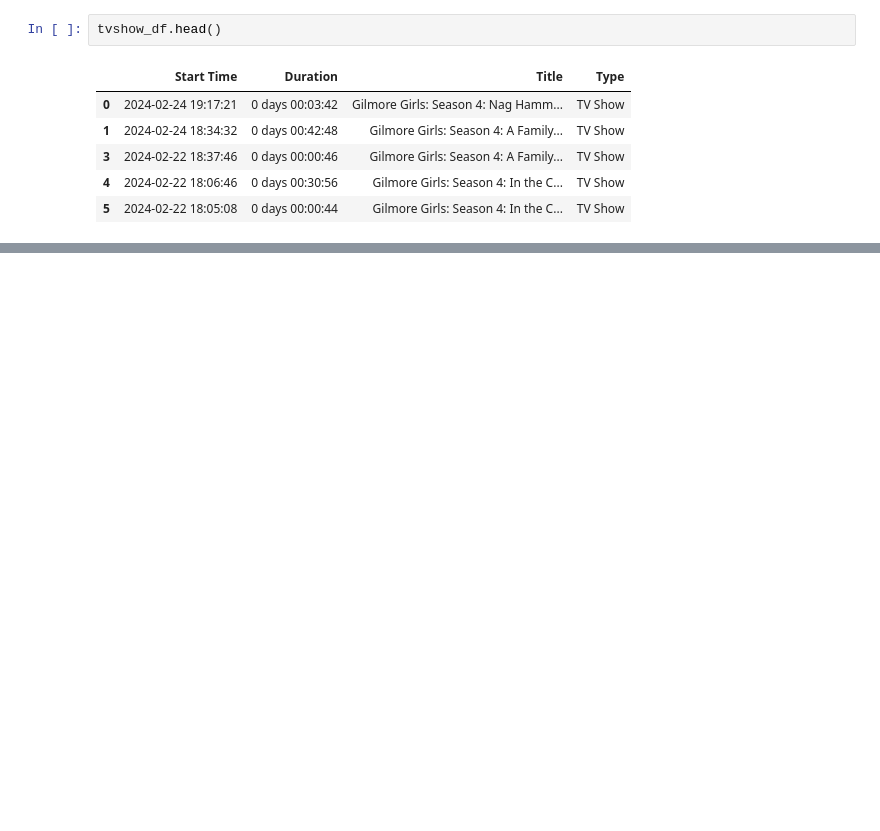
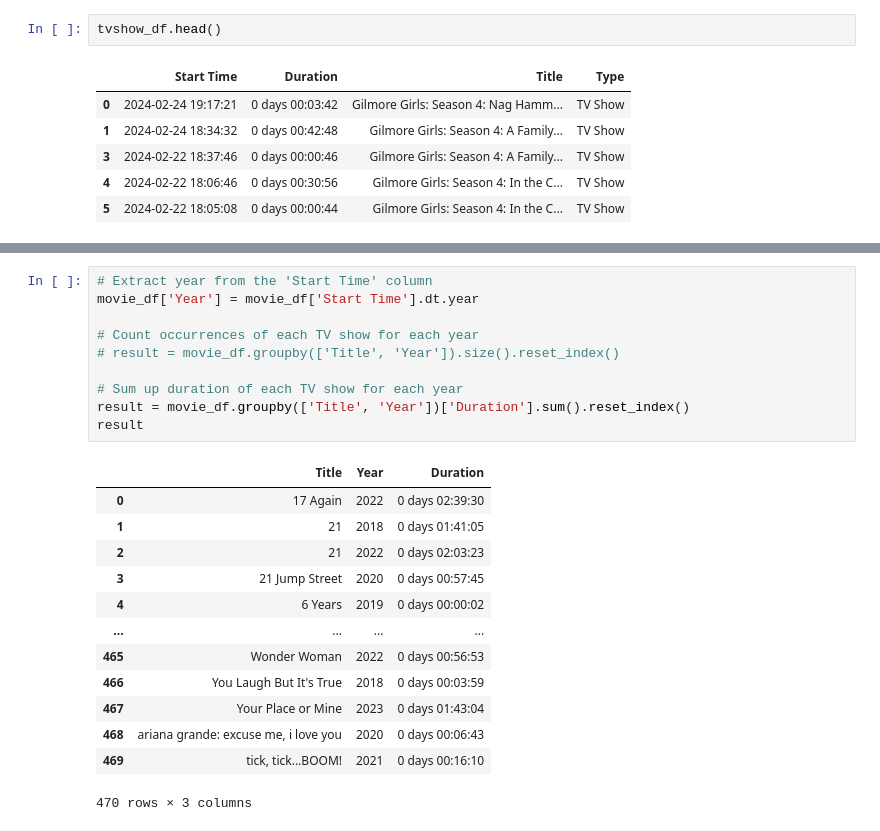
Before and after one commit to kjonina/Netflix_Viewing, a Jupyter notebook: Analyse personal Netflix viewing.ipynb, the cells around one changed output, grey strips where cells are left out. Cells and saved outputs as stored; diff of their text form; blank space fills up the shorter version.

```diff
--- a/Analyse personal Netflix viewing.ipynb
+++ b/Analyse personal Netflix viewing.ipynb
@@ -260,0 +313,24 @@ df.to_csv('Karina_viewings.csv')
+# %%
+# Extract year from the 'Start Time' column
+movie_df['Year'] = movie_df['Start Time'].dt.year
+
+# Count occurrences of each TV show for each year
+# result = movie_df.groupby(['Title', 'Year']).size().reset_index()
+
+# Sum up duration of each TV show for each year
+result = movie_df.groupby(['Title', 'Year'])['Duration'].sum().reset_index()
+result
+# %% [output]
+|  | Title | Year | Duration |
+| 0 | 17 Again | 2022 | 0 days 02:39:30 |
+| 1 | 21 | 2018 | 0 days 01:41:05 |
+| 2 | 21 | 2022 | 0 days 02:03:23 |
+| 3 | 21 Jump Street | 2020 | 0 days 00:57:45 |
+| 4 | 6 Years | 2019 | 0 days 00:00:02 |
+| ... | ... | ... | ... |
+| 465 | Wonder Woman | 2022 | 0 days 00:56:53 |
+| 466 | You Laugh But It's True | 2018 | 0 days 00:03:59 |
+| 467 | Your Place or Mine | 2023 | 0 days 01:43:04 |
+| 468 | ariana grande: excuse me, i love you | 2020 | 0 days 00:06:43 |
+| 469 | tick, tick...BOOM! | 2021 | 0 days 00:16:10 |
+470 rows × 3 columns
```
Also changed, not shown: parts of 37 cells of this notebook.
